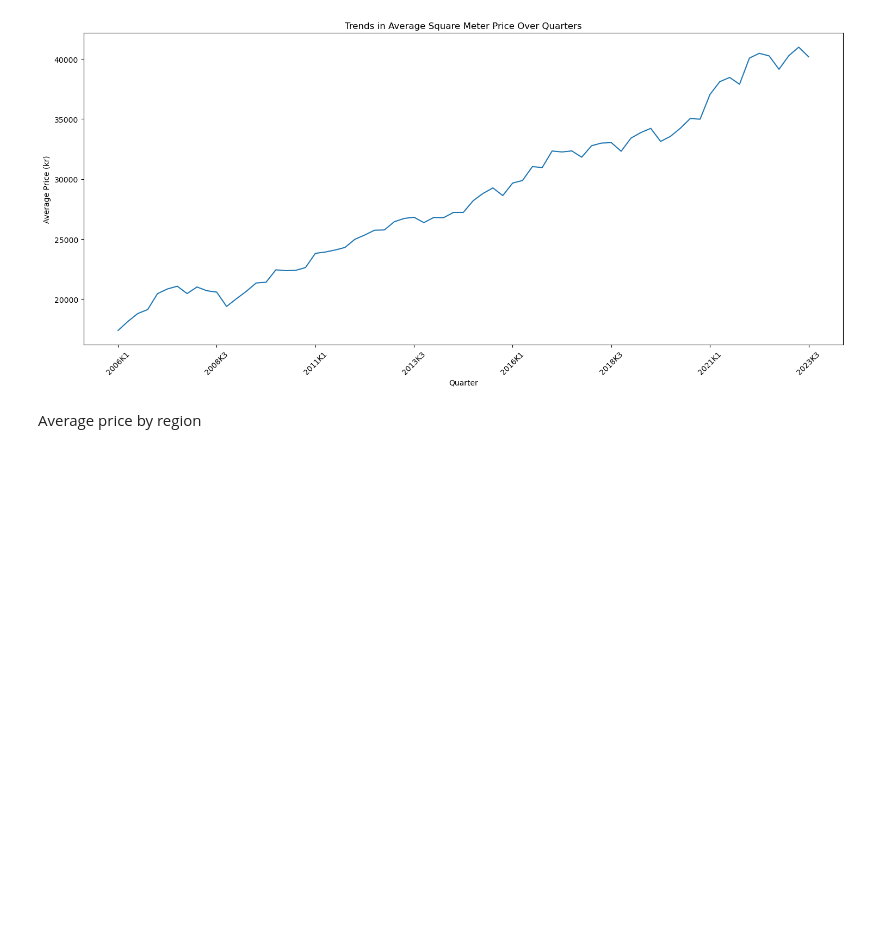
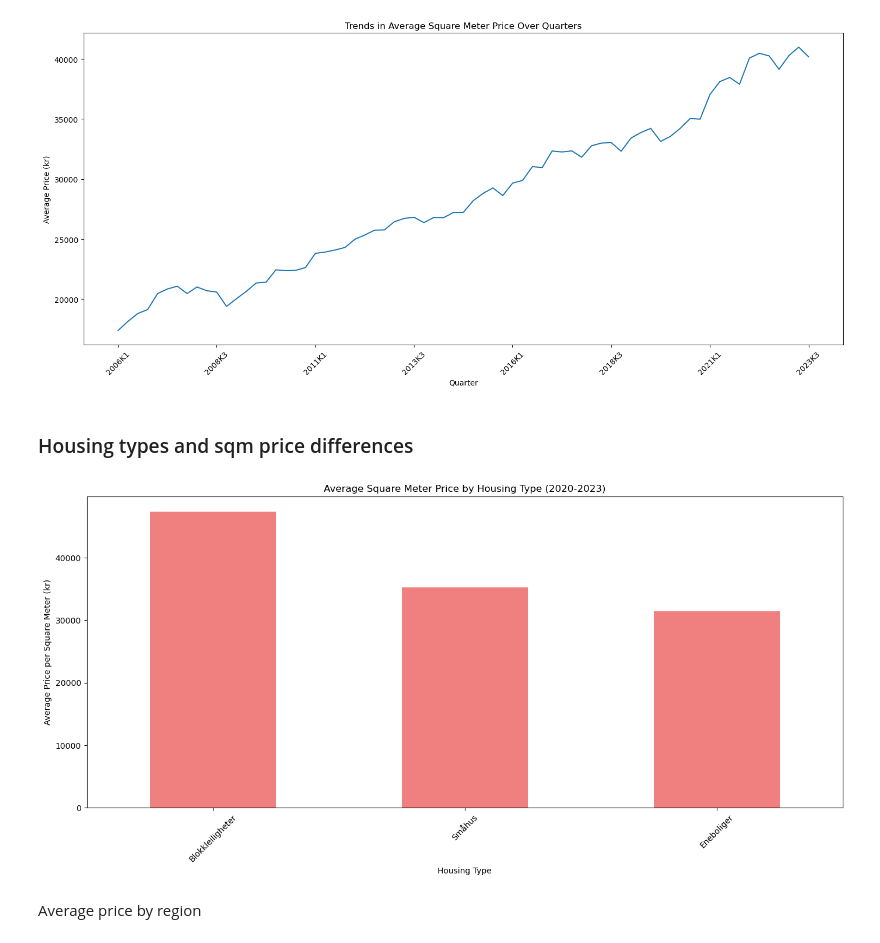
Before and after one commit to S1036942/GRA4157_PROJECT, a Jupyter notebook: kladd123.ipynb, the cells around one changed output. Drawn from its saved outputs; the diff is of its cells as text; code cells hidden in the pictures; blank space fills up the shorter version.

```diff
--- a/kladd123.ipynb
+++ b/kladd123.ipynb
@@ -98,6 +118,23 @@ plt.tight_layout()
 plt.show()
 # %% [output]
 [figure]
+# %% [markdown]
+### Housing types and sqm price differences
+# %%
+# Calculate average square meter price for each housing type
+avg_price_by_type = filtered_data_2020.groupby('boligtype')['Gjennomsnittlig kvadratmeterpris (kr)'].mean().sort_values(ascending=False)
+
+# Bar Graph for average square meter price by housing type
+plt.figure(figsize=(14, 7))
+avg_price_by_type.plot(kind='bar', color='lightcoral')
+plt.title('Average Square Meter Price by Housing Type (2020-2023)')
+plt.ylabel('Average Price per Square Meter (kr)')
+plt.xlabel('Housing Type')
+plt.xticks(rotation=45)
+plt.tight_layout()
+plt.show()
+# %% [output]
+[figure, added]
 # %% [markdown]
 Average price by region
 # %% [markdown]
```
Also changed, not shown: parts of 6 cells of this notebook.
